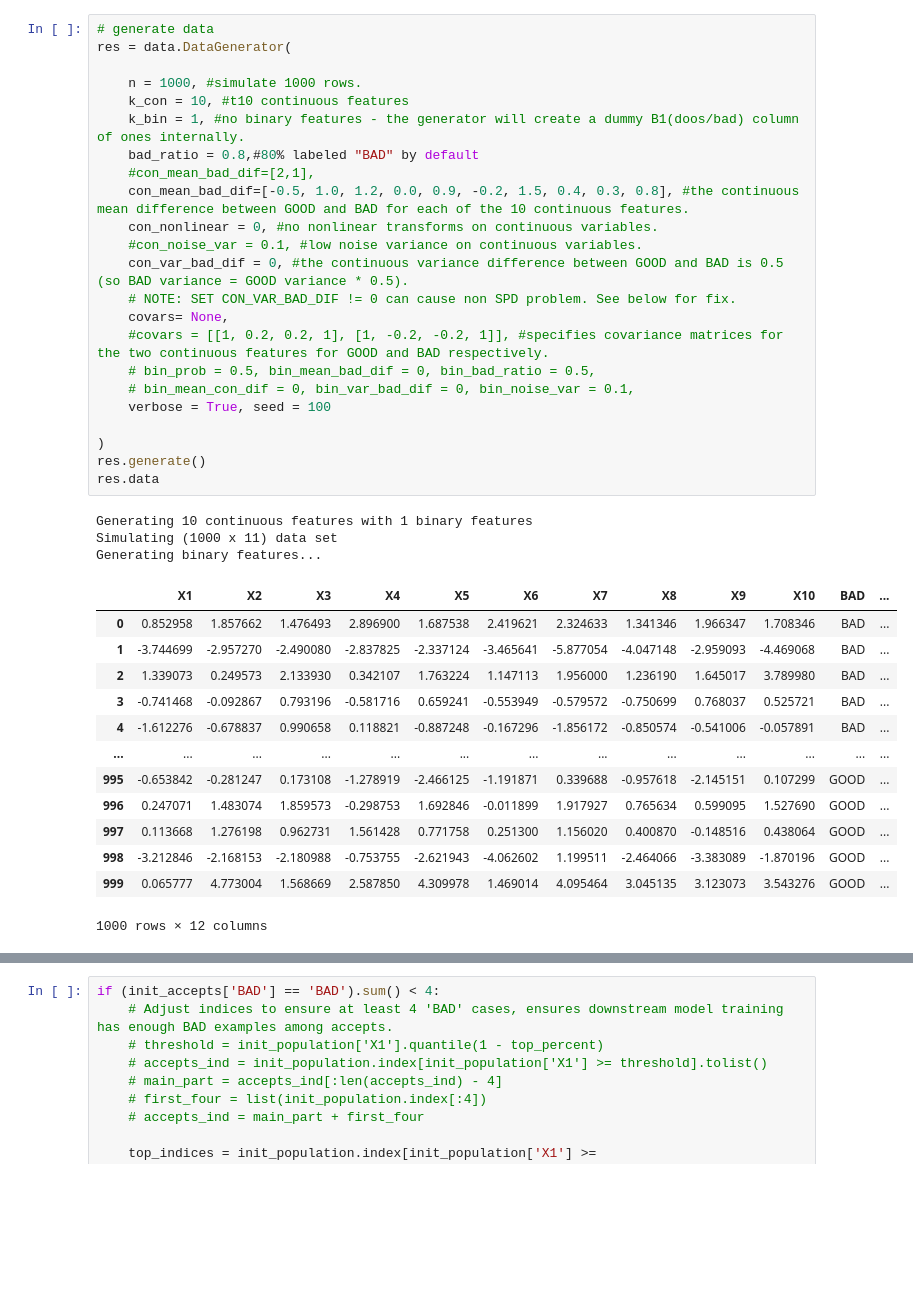
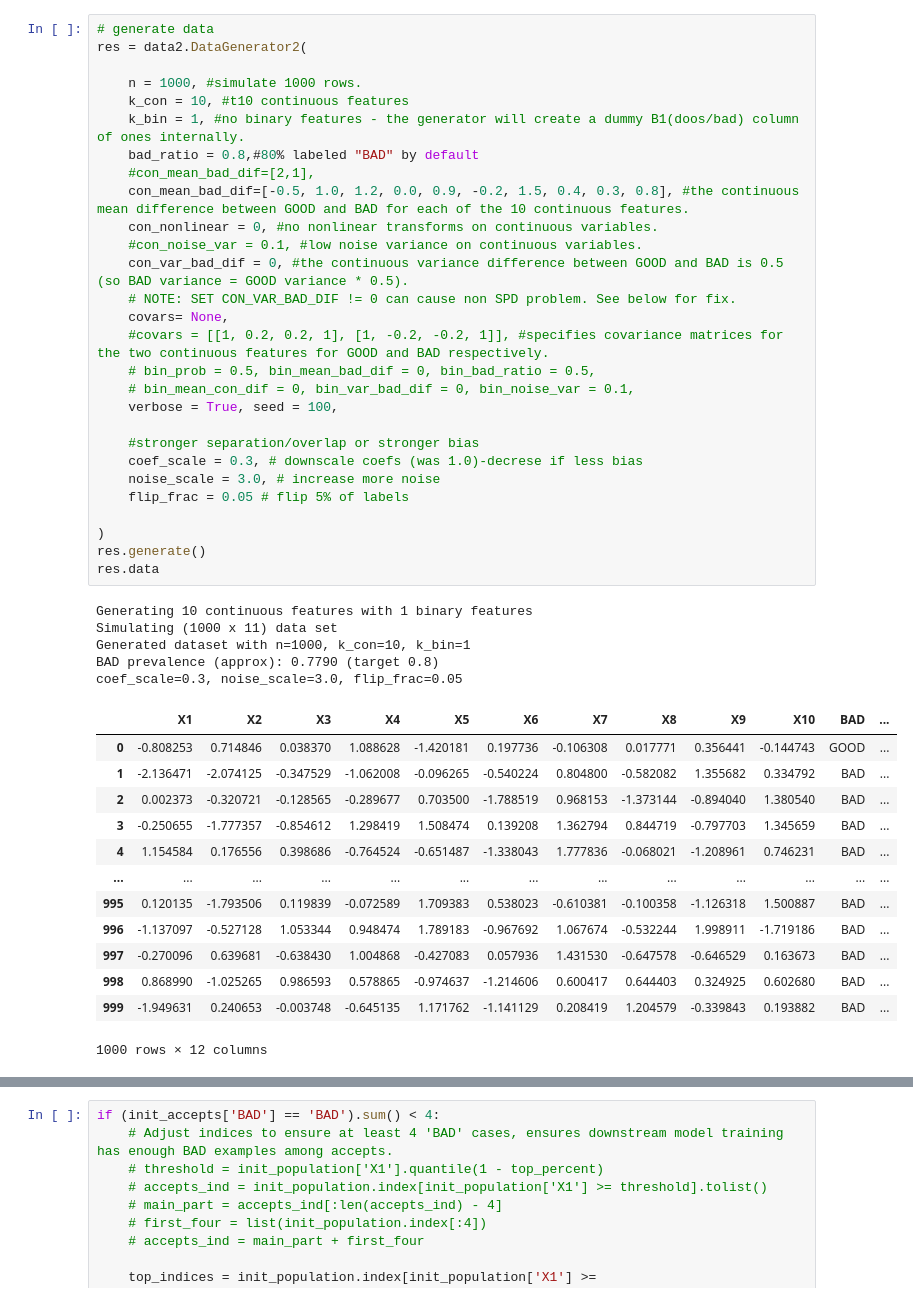
Before and after one commit to MiaYangM/Information-System--Foundation-Models-for-Reject-Inference, a Jupyter notebook: test weighted.ipynb, the cells around one changed output, grey strips where cells are left out. Saved outputs shown, nothing was run; the diff lists cells and outputs as text; blank space fills up the shorter version.

```diff
--- a/test weighted.ipynb
+++ b/test weighted.ipynb
@@ -18,41 +19,48 @@ from reject_inference import RejectInference, BiasAwareSelfLearning
 import random
 # %%
 # generate data
-res = data.DataGenerator(
+res = data2.DataGenerator2(
 
     n = 1000, #simulate 1000 rows.
     k_con = 10, #t10 continuous features
     k_bin = 1, #no binary features - the generator will create a dummy B1(doos/bad) column of ones internally.
     bad_ratio = 0.8,#80% labeled "BAD" by default
     #con_mean_bad_dif=[2,1],
     con_mean_bad_dif=[-0.5, 1.0, 1.2, 0.0, 0.9, -0.2, 1.5, 0.4, 0.3, 0.8], #the continuous mean difference between GOOD and BAD for each of the 10 continuous features.
     con_nonlinear = 0, #no nonlinear transforms on continuous variables.
     #con_noise_var = 0.1, #low noise variance on continuous variables.
     con_var_bad_dif = 0, #the continuous variance difference between GOOD and BAD is 0.5 (so BAD variance = GOOD variance * 0.5).
     # NOTE: SET CON_VAR_BAD_DIF != 0 can cause non SPD problem. See below for fix.
     covars= None,
     #covars = [[1, 0.2, 0.2, 1], [1, -0.2, -0.2, 1]], #specifies covariance matrices for the two continuous features for GOOD and BAD respectively.
     # bin_prob = 0.5, bin_mean_bad_dif = 0, bin_bad_ratio = 0.5,
     # bin_mean_con_dif = 0, bin_var_bad_dif = 0, bin_noise_var = 0.1,
-    verbose = True, seed = 100
+    verbose = True, seed = 100,
+
+    #stronger separation/overlap or stronger bias
+    coef_scale = 0.3, # downscale coefs (was 1.0)-decrese if less bias
+    noise_scale = 3.0, # increase more noise
+    flip_frac = 0.05 # flip 5% of labels
 
 )
 res.generate()
 res.data
 # %% [output]
 Generating 10 continuous features with 1 binary features
 Simulating (1000 x 11) data set
-Generating binary features...
+Generated dataset with n=1000, k_con=10, k_bin=1
+BAD prevalence (approx): 0.7790 (target 0.8)
+coef_scale=0.3, noise_scale=3.0, flip_frac=0.05
 |  | X1 | X2 | X3 | X4 | X5 | X6 | X7 | X8 | X9 | X10 | BAD | ... |
-| 0 | 0.852958 | 1.857662 | 1.476493 | 2.896900 | 1.687538 | 2.419621 | 2.324633 | 1.341346 | 1.966347 | 1.708346 | BAD | ... |
-| 1 | -3.744699 | -2.957270 | -2.490080 | -2.837825 | -2.337124 | -3.465641 | -5.877054 | -4.047148 | -2.959093 | -4.469068 | BAD | ... |
-| 2 | 1.339073 | 0.249573 | 2.133930 | 0.342107 | 1.763224 | 1.147113 | 1.956000 | 1.236190 | 1.645017 | 3.789980 | BAD | ... |
-| 3 | -0.741468 | -0.092867 | 0.793196 | -0.581716 | 0.659241 | -0.553949 | -0.579572 | -0.750699 | 0.768037 | 0.525721 | BAD | ... |
-| 4 | -1.612276 | -0.678837 | 0.990658 | 0.118821 | -0.887248 | -0.167296 | -1.856172 | -0.850574 | -0.541006 | -0.057891 | BAD | ... |
+| 0 | -0.808253 | 0.714846 | 0.038370 | 1.088628 | -1.420181 | 0.197736 | -0.106308 | 0.017771 | 0.356441 | -0.144743 | GOOD | ... |
+| 1 | -2.136471 | -2.074125 | -0.347529 | -1.062008 | -0.096265 | -0.540224 | 0.804800 | -0.582082 | 1.355682 | 0.334792 | BAD | ... |
+| 2 | 0.002373 | -0.320721 | -0.128565 | -0.289677 | 0.703500 | -1.788519 | 0.968153 | -1.373144 | -0.894040 | 1.380540 | BAD | ... |
+| 3 | -0.250655 | -1.777357 | -0.854612 | 1.298419 | 1.508474 | 0.139208 | 1.362794 | 0.844719 | -0.797703 | 1.345659 | BAD | ... |
+| 4 | 1.154584 | 0.176556 | 0.398686 | -0.764524 | -0.651487 | -1.338043 | 1.777836 | -0.068021 | -1.208961 | 0.746231 | BAD | ... |
 | ... | ... | ... | ... | ... | ... | ... | ... | ... | ... | ... | ... | ... |
-| 995 | -0.653842 | -0.281247 | 0.173108 | -1.278919 | -2.466125 | -1.191871 | 0.339688 | -0.957618 | -2.145151 | 0.107299 | GOOD | ... |
-| 996 | 0.247071 | 1.483074 | 1.859573 | -0.298753 | 1.692846 | -0.011899 | 1.917927 | 0.765634 | 0.599095 | 1.527690 | GOOD | ... |
-| 997 | 0.113668 | 1.276198 | 0.962731 | 1.561428 | 0.771758 | 0.251300 | 1.156020 | 0.400870 | -0.148516 | 0.438064 | GOOD | ... |
-| 998 | -3.212846 | -2.168153 | -2.180988 | -0.753755 | -2.621943 | -4.062602 | 1.199511 | -2.464066 | -3.383089 | -1.870196 | GOOD | ... |
-| 999 | 0.065777 | 4.773004 | 1.568669 | 2.587850 | 4.309978 | 1.469014 | 4.095464 | 3.045135 | 3.123073 | 3.543276 | GOOD | ... |
+| 995 | 0.120135 | -1.793506 | 0.119839 | -0.072589 | 1.709383 | 0.538023 | -0.610381 | -0.100358 | -1.126318 | 1.500887 | BAD | ... |
+| 996 | -1.137097 | -0.527128 | 1.053344 | 0.948474 | 1.789183 | -0.967692 | 1.067674 | -0.532244 | 1.998911 | -1.719186 | BAD | ... |
+| 997 | -0.270096 | 0.639681 | -0.638430 | 1.004868 | -0.427083 | 0.057936 | 1.431530 | -0.647578 | -0.646529 | 0.163673 | BAD | ... |
+| 998 | 0.868990 | -1.025265 | 0.986593 | 0.578865 | -0.974637 | -1.214606 | 0.600417 | 0.644403 | 0.324925 | 0.602680 | BAD | ... |
+| 999 | -1.949631 | 0.240653 | -0.003748 | -0.645135 | 1.171762 | -1.141129 | 0.208419 | 1.204579 | -0.339843 | 0.193882 | BAD | ... |
 1000 rows × 12 columns
```
Also changed, not shown: parts of 7 cells of this notebook.
